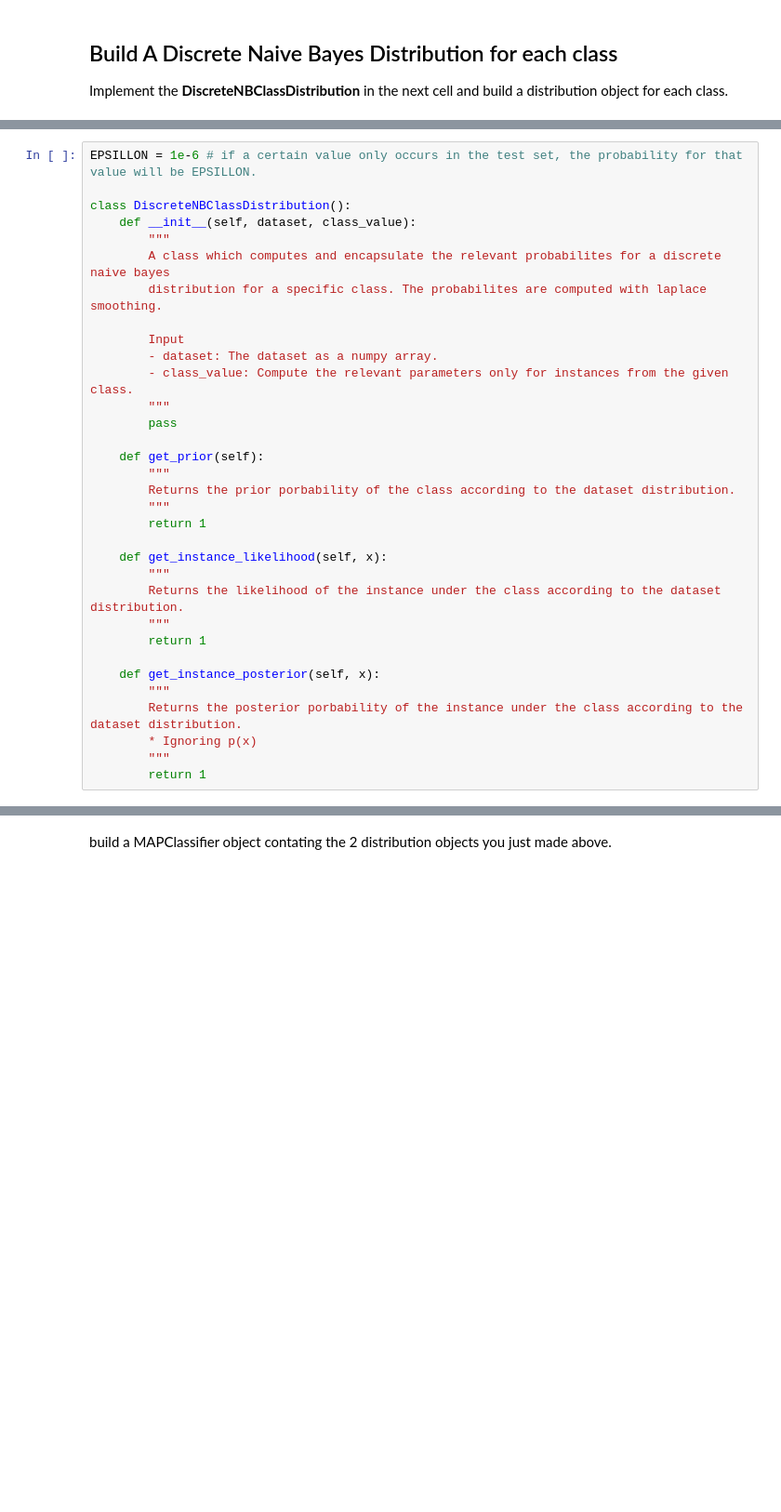
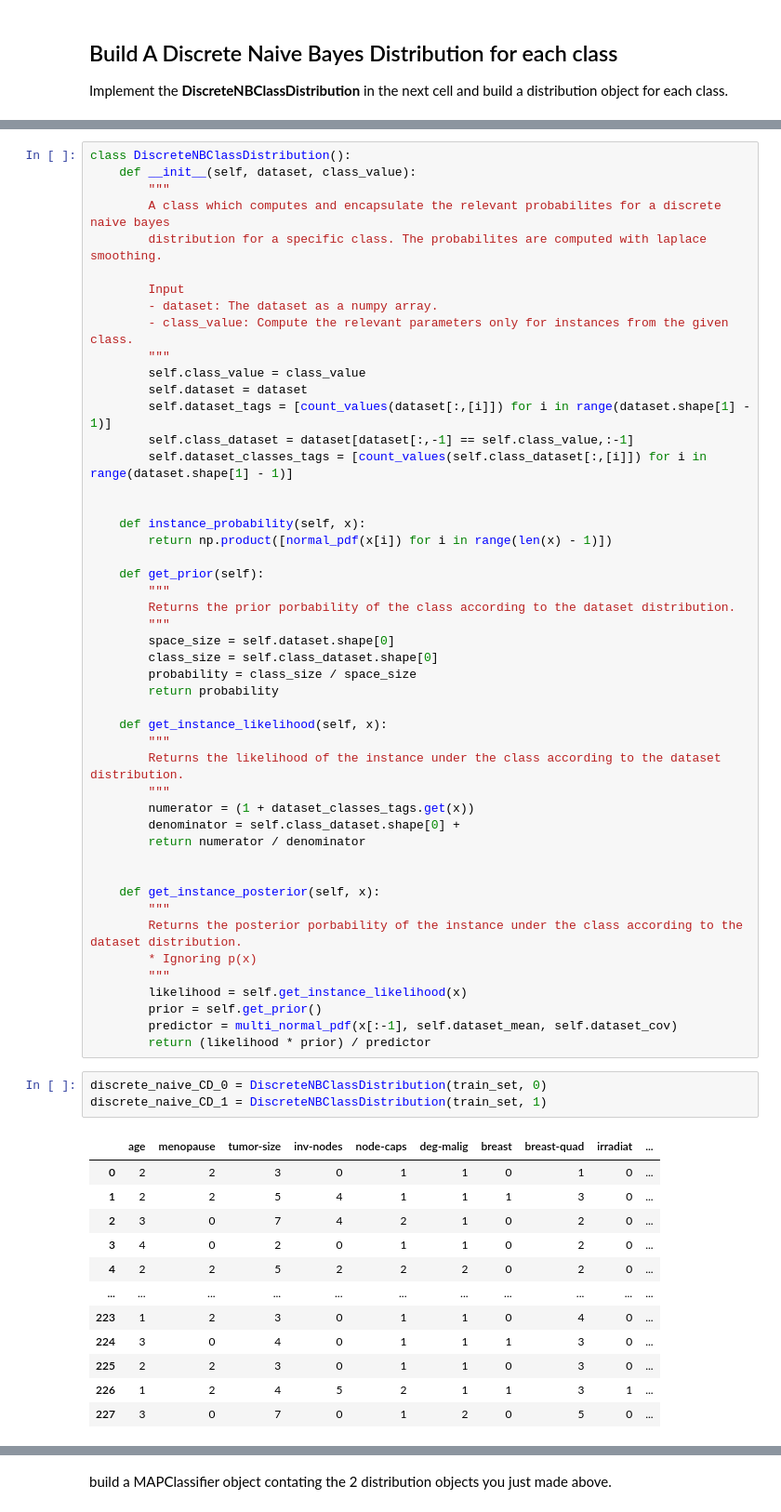
Before and after one commit to danspts/ml-hw, a Jupyter notebook: hw3/MAP_Classifier.ipynb, the cells around one changed output, grey strips where cells are left out. Shown: that part at 93% size. Saved outputs shown, nothing was run; the diff lists cells and outputs as text; blank space fills up the shorter version.

```diff
--- a/hw3/MAP_Classifier.ipynb
+++ b/hw3/MAP_Classifier.ipynb
@@ -429,6 +505,4 @@ Implement the **DiscreteNBClassDistribution** in the next cell and build a distr
 # %%
-EPSILLON = 1e-6 # if a certain value only occurs in the test set, the probability for that value will be EPSILLON.
-
 class DiscreteNBClassDistribution():
     def __init__(self, dataset, class_value):
         """
@@ -439,23 +513,56 @@ class DiscreteNBClassDistribution():
         - dataset: The dataset as a numpy array.
         - class_value: Compute the relevant parameters only for instances from the given class.
         """
-        pass
+        self.class_value = class_value
+        self.dataset = dataset
+        self.dataset_tags = [count_values(dataset[:,[i]]) for i in range(dataset.shape[1] - 1)]
+        self.class_dataset = dataset[dataset[:,-1] == self.class_value,:-1]
+        self.dataset_classes_tags = [count_values(self.class_dataset[:,[i]]) for i in range(dataset.shape[1] - 1)]
+
+
+    def instance_probability(self, x):
+        return np.product([normal_pdf(x[i]) for i in range(len(x) - 1)])
 
     def get_prior(self):
         """
         Returns the prior porbability of the class according to the dataset distribution.
         """
-        return 1
+        space_size = self.dataset.shape[0]
+        class_size = self.class_dataset.shape[0]
+        probability = class_size / space_size
+        return probability
 
     def get_instance_likelihood(self, x):
         """
         Returns the likelihood of the instance under the class according to the dataset distribution.
         """
-        return 1
+        numerator = (1 + dataset_classes_tags.get(x))
+        denominator = self.class_dataset.shape[0] +
+        return numerator / denominator
+
 
     def get_instance_posterior(self, x):
         """
         Returns the posterior porbability of the instance under the class according to the dataset distribution.
         * Ignoring p(x)
         """
-        return 1
+        likelihood = self.get_instance_likelihood(x)
+        prior = self.get_prior()
+        predictor = multi_normal_pdf(x[:-1], self.dataset_mean, self.dataset_cov)
+        return (likelihood * prior) / predictor
+# %%
+discrete_naive_CD_0 = DiscreteNBClassDistribution(train_set, 0)
+discrete_naive_CD_1 = DiscreteNBClassDistribution(train_set, 1)
+# %% [output]
+|  | age | menopause | tumor-size | inv-nodes | node-caps | deg-malig | breast | breast-quad | irradiat | ... |
+| 0 | 2 | 2 | 3 | 0 | 1 | 1 | 0 | 1 | 0 | ... |
+| 1 | 2 | 2 | 5 | 4 | 1 | 1 | 1 | 3 | 0 | ... |
+| 2 | 3 | 0 | 7 | 4 | 2 | 1 | 0 | 2 | 0 | ... |
+| 3 | 4 | 0 | 2 | 0 | 1 | 1 | 0 | 2 | 0 | ... |
+| 4 | 2 | 2 | 5 | 2 | 2 | 2 | 0 | 2 | 0 | ... |
+| ... | ... | ... | ... | ... | ... | ... | ... | ... | ... | ... |
+| 223 | 1 | 2 | 3 | 0 | 1 | 1 | 0 | 4 | 0 | ... |
+| 224 | 3 | 0 | 4 | 0 | 1 | 1 | 1 | 3 | 0 | ... |
+| 225 | 2 | 2 | 3 | 0 | 1 | 1 | 0 | 3 | 0 | ... |
+| 226 | 1 | 2 | 4 | 5 | 2 | 1 | 1 | 3 | 1 | ... |
+| 227 | 3 | 0 | 7 | 0 | 1 | 2 | 0 | 5 | 0 | ... |
```
Also changed, not shown: parts of 22 cells of this notebook, 2 other files.
